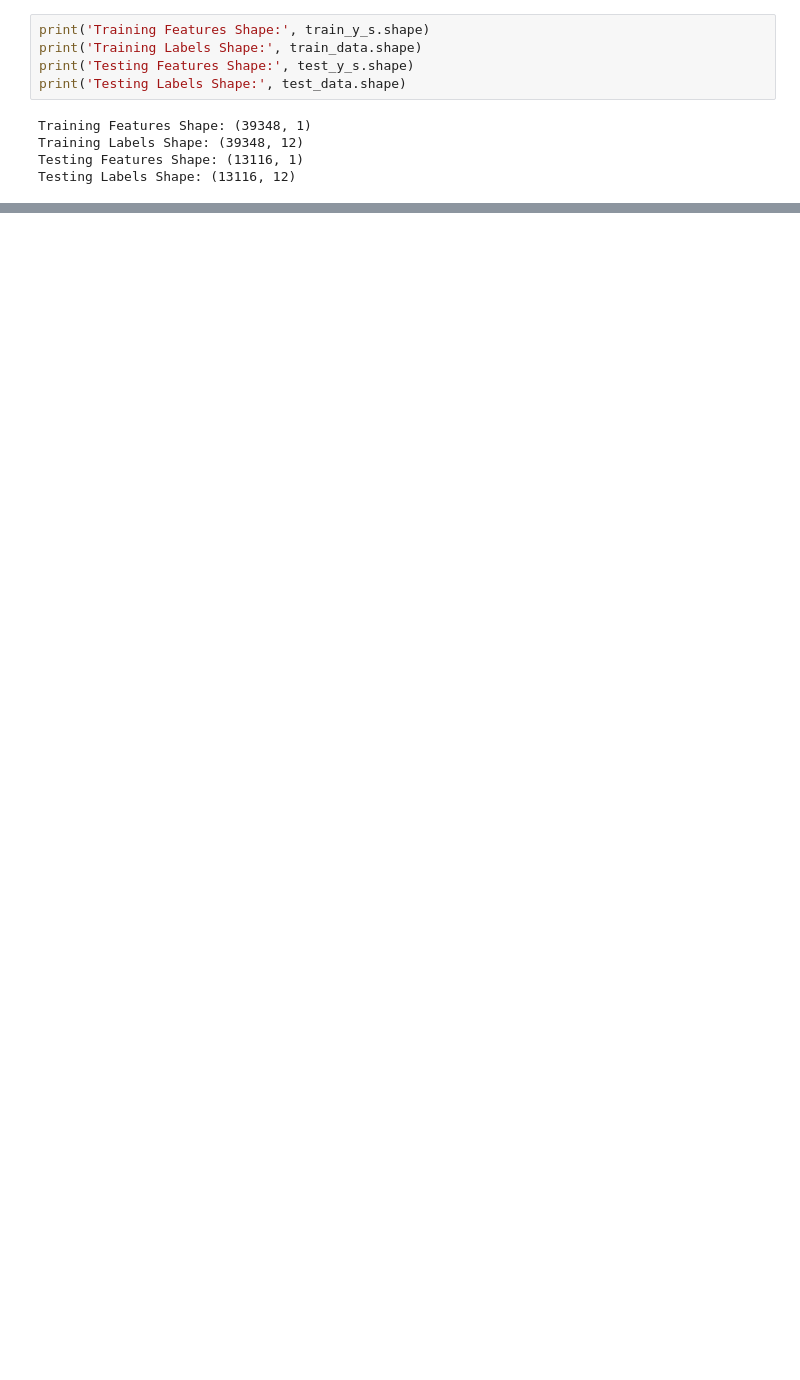
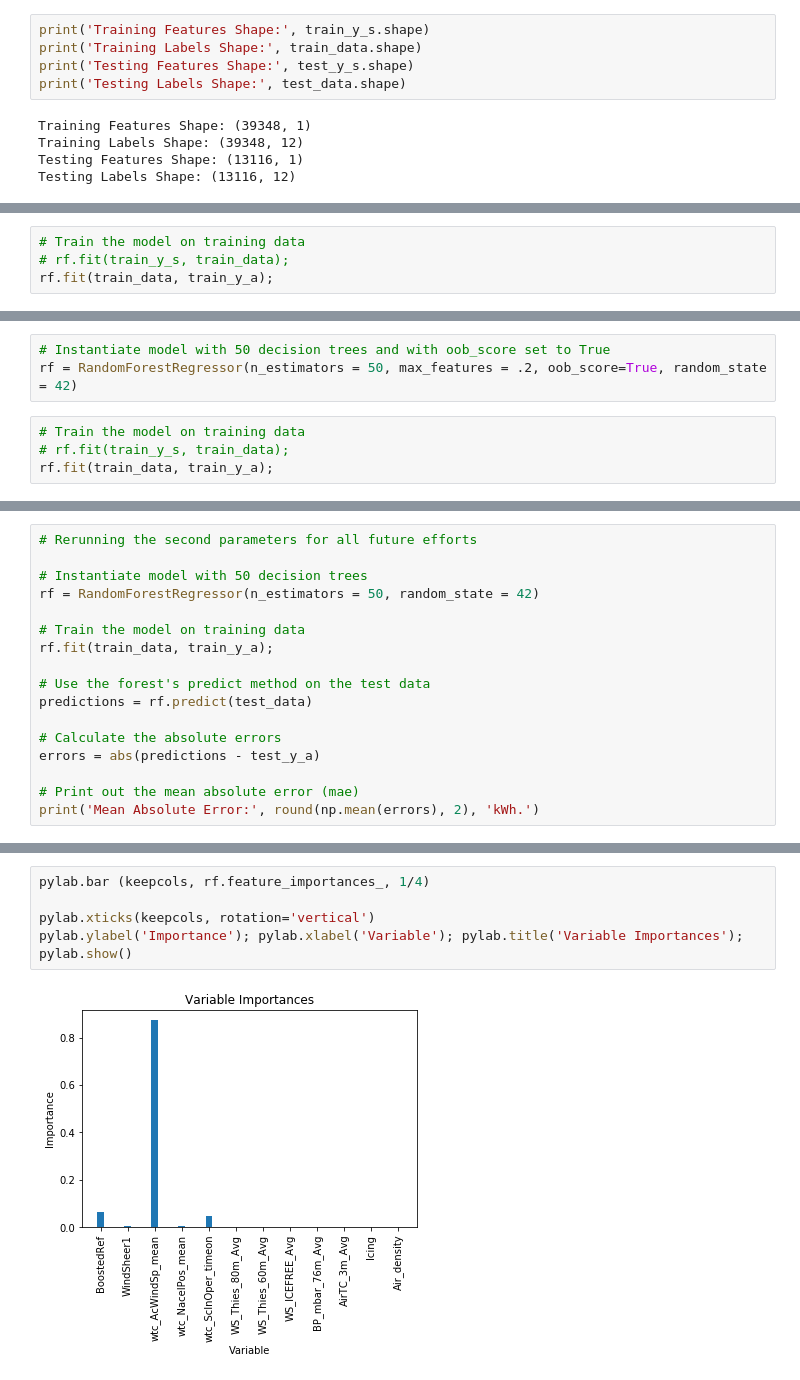
Before and after one commit to khthomas/Classificaiton_proj2, a Jupyter notebook: randomForest.ipynb, the cells around one changed output, grey strips where cells are left out. Drawn from its saved outputs; the diff is of its cells as text; blank space fills up the shorter version.

```diff
--- a/randomForest.ipynb
+++ b/randomForest.ipynb
@@ -413,0 +677,4 @@ ModuleNotFoundError: No module named 'pydot'
+# %%
+# Train the model on training data
+# rf.fit(train_y_s, train_data);
+rf.fit(train_data, train_y_a);
@@ -413,0 +701,7 @@ ModuleNotFoundError: No module named 'pydot'
+# %%
+# Instantiate model with 50 decision trees and with oob_score set to True
+rf = RandomForestRegressor(n_estimators = 50, max_features = .2, oob_score=True, random_state = 42)
+# %%
+# Train the model on training data
+# rf.fit(train_y_s, train_data);
+rf.fit(train_data, train_y_a);
@@ -413,0 +726,17 @@ ModuleNotFoundError: No module named 'pydot'
+# %%
+# Rerunning the second parameters for all future efforts
+
+# Instantiate model with 50 decision trees
+rf = RandomForestRegressor(n_estimators = 50, random_state = 42)
+
+# Train the model on training data
+rf.fit(train_data, train_y_a);
+
+# Use the forest's predict method on the test data
+predictions = rf.predict(test_data)
+
+# Calculate the absolute errors
+errors = abs(predictions - test_y_a)
+
+# Print out the mean absolute error (mae)
+print('Mean Absolute Error:', round(np.mean(errors), 2), 'kWh.')
@@ -413,0 +776,8 @@ ModuleNotFoundError: No module named 'pydot'
+# %%
+pylab.bar (keepcols, rf.feature_importances_, 1/4)
+
+pylab.xticks(keepcols, rotation='vertical')
+pylab.ylabel('Importance'); pylab.xlabel('Variable'); pylab.title('Variable Importances');
+pylab.show()
+# %% [output]
+[figure, added]
```
Also changed, not shown: parts of 67 cells of this notebook.
